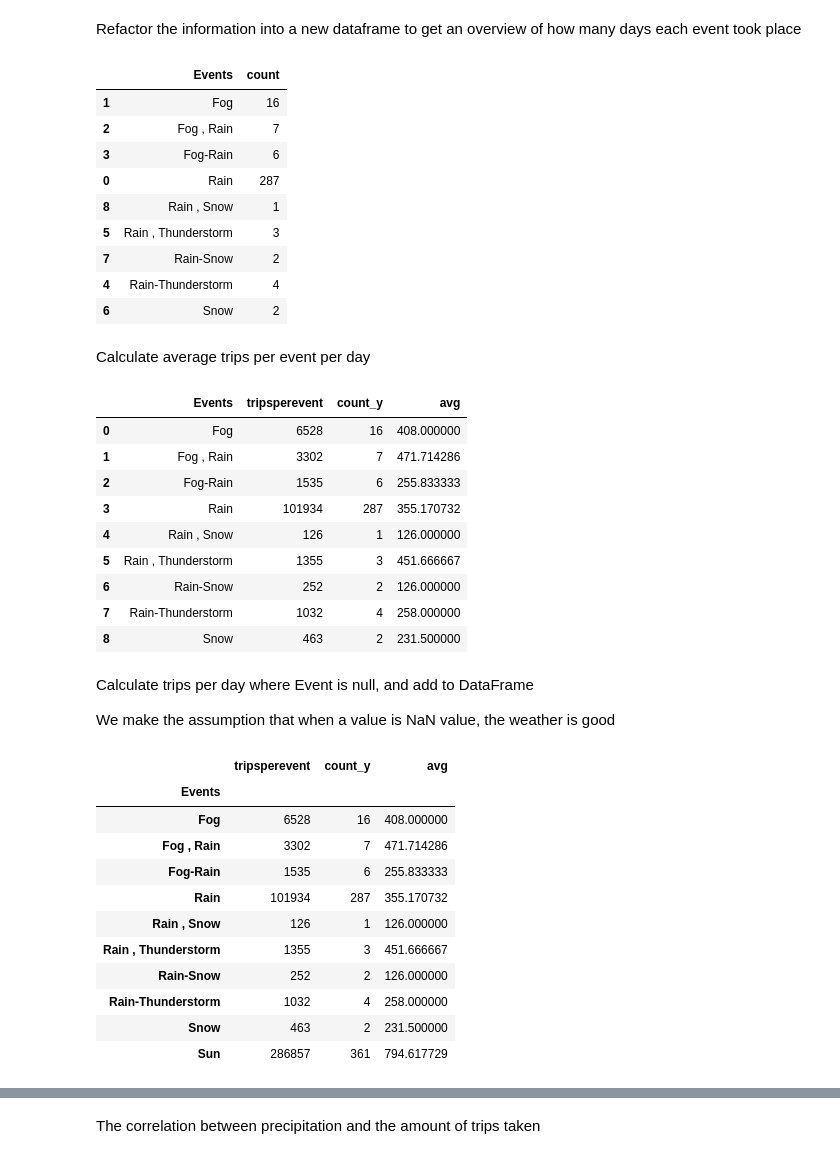
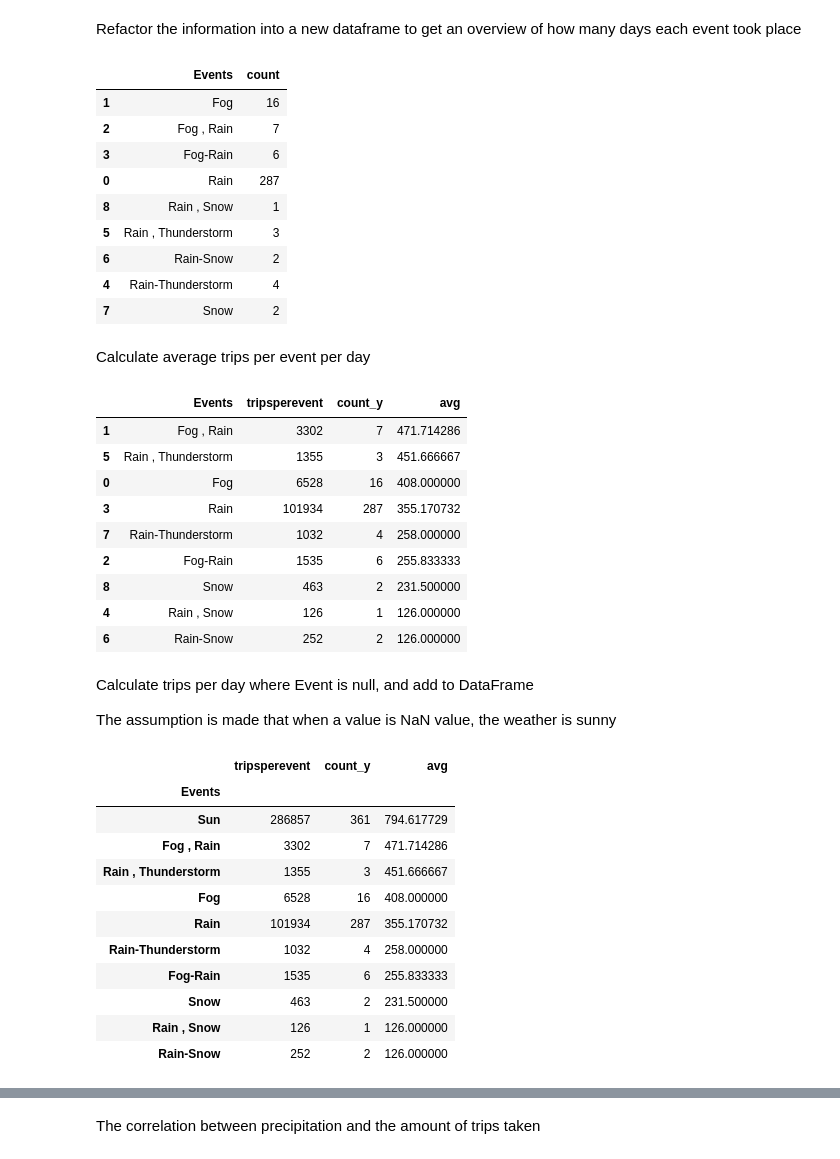
Before and after one commit to JeroenBoshuis/DataScience_Casus, a Jupyter notebook: Did it rain in Seattle and does this affect cycling.ipynb, the cells around one changed output, grey strips where cells are left out. Saved outputs shown, nothing was run; the diff lists cells and outputs as text; code cells hidden in the pictures.

```diff
--- a/Did it rain in Seattle and does this affect cycling.ipynb
+++ b/Did it rain in Seattle and does this affect cycling.ipynb
@@ -921,0 +709,5 @@ tripspermy.plot(figsize=(20, 5))
+# %%
+#tripsperday, group by the size of starttime and rename the index to 'biketrips'
+tripsperday = trip.groupby(['starttime']).size().reset_index(name='biketrips')
+#add biketrips to the weather dataset
+weather['biketrips'] = tripsperday['biketrips']
@@ -921,0 +720,5 @@ tripspermy.plot(figsize=(20, 5))
+# %%
+#Has to be done since seaborne does not accept the index
+weather['Index'] = weather.index
+sns.lmplot(x="Index", y='biketrips', data=weather, fit_reg=True)
+weather['biketrips'].corr(weather['Index'])
@@ -1073,48 +832,48 @@ WeatherOcc
 | 0 | Rain | 287 |
 | 8 | Rain , Snow | 1 |
 | 5 | Rain , Thunderstorm | 3 |
-| 7 | Rain-Snow | 2 |
+| 6 | Rain-Snow | 2 |
 | 4 | Rain-Thunderstorm | 4 |
-| 6 | Snow | 2 |
+| 7 | Snow | 2 |
 # %% [markdown]
 Calculate average trips per event per day
 # %%
 Eventtrips['count'] = WeatherOcc['count']
 Eventtrips
 EventWeather = pd.merge(Eventtrips, WeatherOcc, on='Events')
 EventWeather = EventWeather[['Events','tripsperevent', 'count_y']]
 EventWeather['avg'] = EventWeather['tripsperevent']/EventWeather['count_y']
-EventWeather
+EventWeather.sort_values(by=['avg'], ascending=False)
 # %% [output]
 |  | Events | tripsperevent | count_y | avg |
+| 1 | Fog , Rain | 3302 | 7 | 471.714286 |
+| 5 | Rain , Thunderstorm | 1355 | 3 | 451.666667 |
 | 0 | Fog | 6528 | 16 | 408.000000 |
-| 1 | Fog , Rain | 3302 | 7 | 471.714286 |
+| 3 | Rain | 101934 | 287 | 355.170732 |
+| 7 | Rain-Thunderstorm | 1032 | 4 | 258.000000 |
 | 2 | Fog-Rain | 1535 | 6 | 255.833333 |
-| 3 | Rain | 101934 | 287 | 355.170732 |
+| 8 | Snow | 463 | 2 | 231.500000 |
 | 4 | Rain , Snow | 126 | 1 | 126.000000 |
-| 5 | Rain , Thunderstorm | 1355 | 3 | 451.666667 |
 | 6 | Rain-Snow | 252 | 2 | 126.000000 |
-| 7 | Rain-Thunderstorm | 1032 | 4 | 258.000000 |
-| 8 | Snow | 463 | 2 | 231.500000 |
 # %% [markdown]
 Calculate trips per day where Event is null, and add to DataFrame
 
-We make the assumption that when a value is NaN value, the weather is good
+The assumption is made that when a value is NaN value, the weather is sunny
 # %%
 df = pd.DataFrame([['Sun',weather['biketrips'].sum(),weather['Events'].isnull().sum(),weather['biketrips'].sum()/weather['Events'].isnull().sum()]], columns=('Events','tripsperevent','count_y','avg'))
 df1 = EventWeather.append(df, ignore_index=True)
 EventWeather = df1.set_index('Events')
-EventWeather
+EventWeather.sort_values(by=['avg'], ascending=False)
 # %% [output]
 |  | tripsperevent | count_y | avg |
 | Events |  |  |  |
+| Sun | 286857 | 361 | 794.617729 |
+| Fog , Rain | 3302 | 7 | 471.714286 |
+| Rain , Thunderstorm | 1355 | 3 | 451.666667 |
 | Fog | 6528 | 16 | 408.000000 |
-| Fog , Rain | 3302 | 7 | 471.714286 |
+| Rain | 101934 | 287 | 355.170732 |
+| Rain-Thunderstorm | 1032 | 4 | 258.000000 |
 | Fog-Rain | 1535 | 6 | 255.833333 |
-| Rain | 101934 | 287 | 355.170732 |
+| Snow | 463 | 2 | 231.500000 |
 | Rain , Snow | 126 | 1 | 126.000000 |
-| Rain , Thunderstorm | 1355 | 3 | 451.666667 |
 | Rain-Snow | 252 | 2 | 126.000000 |
-| Rain-Thunderstorm | 1032 | 4 | 258.000000 |
-| Snow | 463 | 2 | 231.500000 |
-| Sun | 286857 | 361 | 794.617729 |
```
Also changed, not shown: parts of 77 cells of this notebook, 2 other files.
